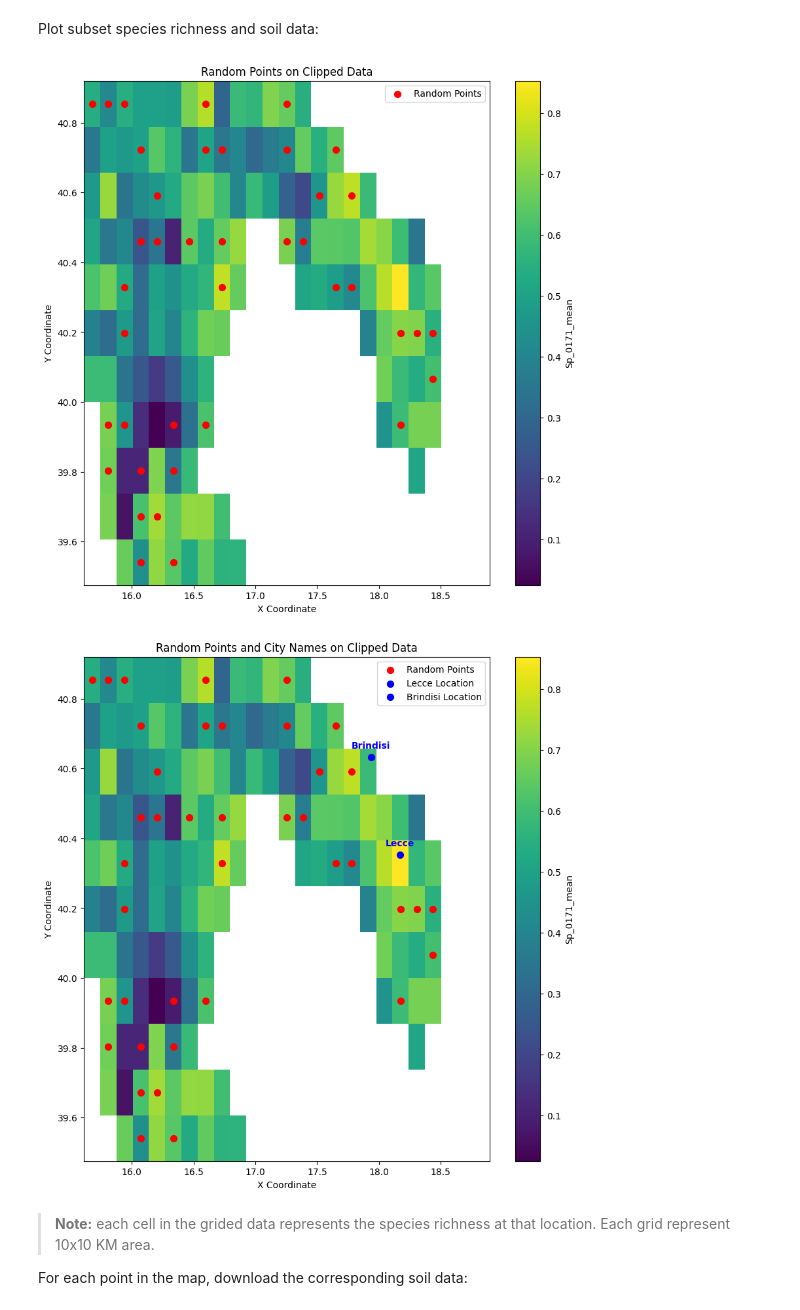
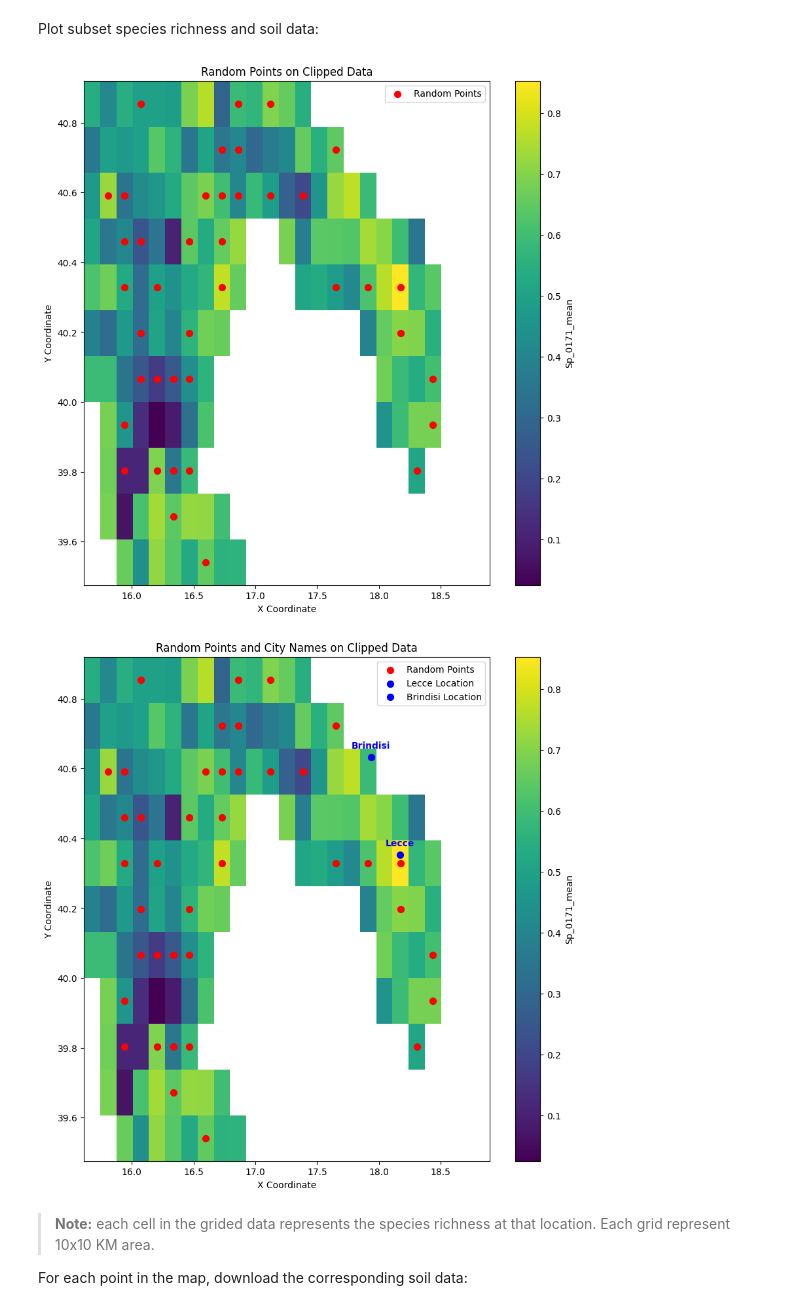
Before and after one commit to QCDIS/Hackathon25, a Jupyter notebook: 04-pDTs/NaaVRE/naa-vre-IASDTsoils.ipynb, the cells around one changed output. Saved outputs shown, nothing was run; the diff lists cells and outputs as text; code cells hidden in the pictures.

```diff
--- a/04-pDTs/NaaVRE/naa-vre-IASDTsoils.ipynb
+++ b/04-pDTs/NaaVRE/naa-vre-IASDTsoils.ipynb
@@ -138,25 +144,40 @@ print(random_points_4326)
 Plot subset species richness and soil data:
 # %%
 import matplotlib.pyplot as plt
+import matplotlib.pyplot as plt
+import numpy as np
+import pandas as pd
+
+tif_data = rioxarray.open_rasterio(conf_current_mean)
+tif_data = tif_data.rio.reproject("EPSG:4326")
+subset2 = tif_data.rio.clip_box(minx=param_minx, miny=param_miny, maxx=param_maxx, maxy=param_maxy)
+random_points2 = np.loadtxt(random_points_csv_path, delimiter=",")
 
 # Plot the clipped data
 fig, ax = plt.subplots(figsize=(10, 10))
-subset.plot(ax=ax)
+subset2.plot(ax=ax)
 
 # Plot the random points
-ax.scatter(random_points[:, 0], random_points[:, 1], color='red', marker='o', s=50, label='Random Points')
+ax.scatter(random_points2[:, 0], random_points2[:, 1], color='red', marker='o', s=50, label='Random Points')
 
 # Add labels and legend
 ax.set_title('Random Points on Clipped Data')
 ax.set_xlabel('X Coordinate')
 ax.set_ylabel('Y Coordinate')
 ax.legend()
 
 plt.show()
 # %% [output]
-[figure, old version]
+[figure, new version]
 # %%
 # Define city names and their coordinates
+
+tif_data = rioxarray.open_rasterio(conf_current_mean)
+tif_data = tif_data.rio.reproject("EPSG:4326")
+subset3 = tif_data.rio.clip_box(minx=param_minx, miny=param_miny, maxx=param_maxx, maxy=param_maxy)
+random_points3 = np.loadtxt(random_points_csv_path, delimiter=",")
+transformer3 = Transformer.from_crs(subset3.rio.crs, "EPSG:4326", always_xy=True)
+
 cities = {
     "Lecce": (18.1710, 40.3529),
     "Brindisi": (17.9373, 40.6327)
@@ -164,14 +185,14 @@ cities = {
 
 # Plot the clipped data
 fig, ax = plt.subplots(figsize=(10, 10))
-subset.plot(ax=ax)
+subset3.plot(ax=ax)
 
 # Plot the random points
-ax.scatter(random_points[:, 0], random_points[:, 1], color='red', marker='o', s=50, label='Random Points')
+ax.scatter(random_points3[:, 0], random_points3[:, 1], color='red', marker='o', s=50, label='Random Points')
 
 # Add city names to the plot
 for city, (lon, lat) in cities.items():
-    x, y = transformer.transform(lon, lat, direction='INVERSE')
+    x, y = transformer3.transform(lon, lat, direction='INVERSE')
     ax.annotate(f'{city}', (x, y), textcoords="offset points", xytext=(0,10), ha='center', color='blue', fontweight='bold')
     ax.scatter(lon, lat, color='blue', marker='o', s=50, label=f'{city} Location')
 
@@ -183,7 +204,7 @@ ax.legend()
 
 plt.show()
 # %% [output]
-[figure, old version]
+[figure, new version]
 # %% [markdown]
 >**Note:** each cell in the grided data represents the species richness at that location. Each grid represent 10x10 KM area.
 
```
Also changed, not shown: parts of 12 cells of this notebook, 8 other files.
